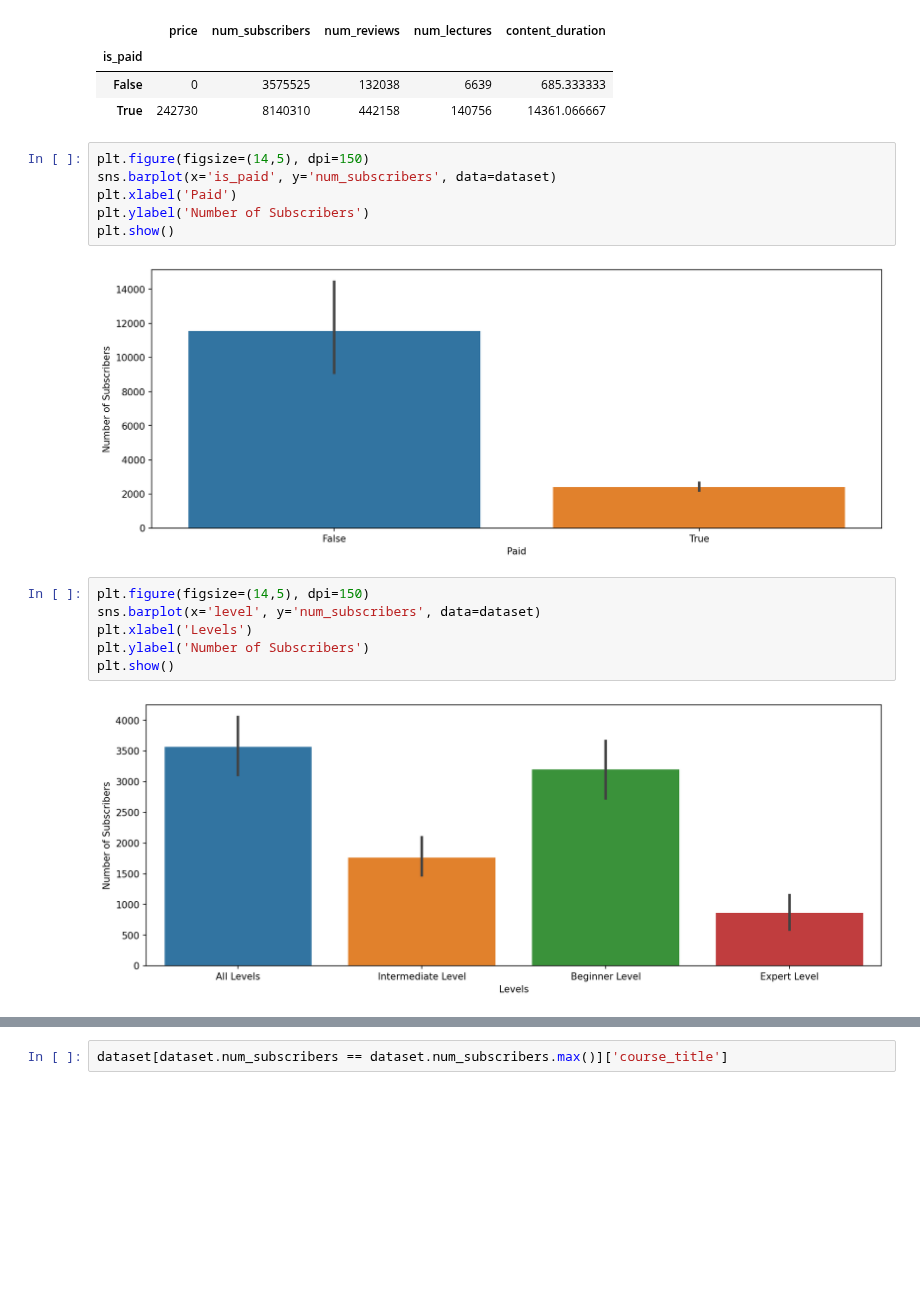
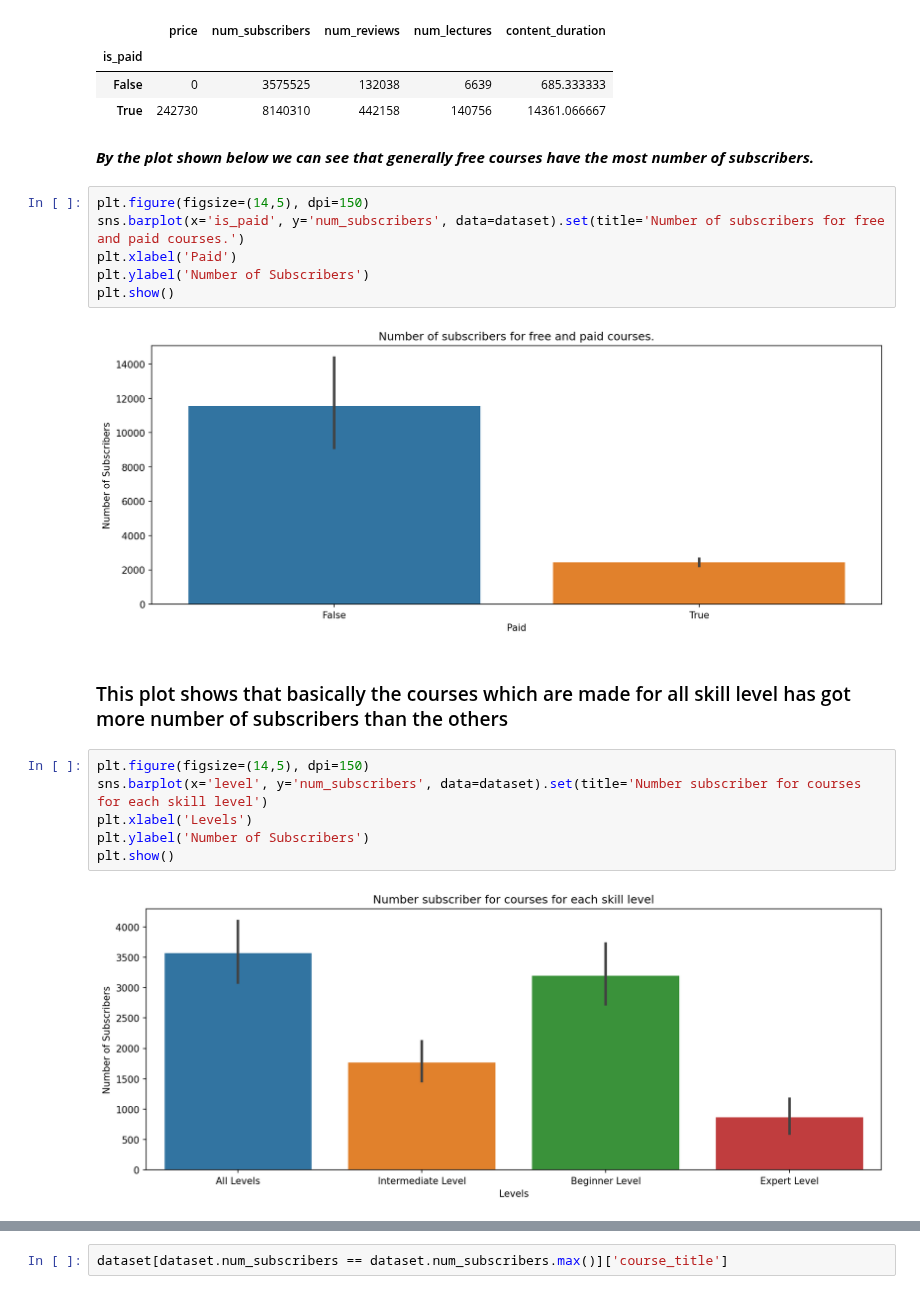
Before and after one commit to rohitcodism/ML-DS, a Jupyter notebook: Projects/Udemy Dataset Analysis/udemy.ipynb, the cells around one changed output, grey strips where cells are left out. Saved outputs shown, nothing was run; the diff lists cells and outputs as text; blank space fills up the shorter version.

```diff
--- a/Projects/Udemy Dataset Analysis/udemy.ipynb
+++ b/Projects/Udemy Dataset Analysis/udemy.ipynb
@@ -204,19 +286,23 @@ no_lec
 | is_paid |  |  |  |  |  |
 | False | 0 | 3575525 | 132038 | 6639 | 685.333333 |
 | True | 242730 | 8140310 | 442158 | 140756 | 14361.066667 |
+# %% [markdown]
+***By the plot shown below we can see that generally free courses have the most number of subscribers.***
 # %%
 plt.figure(figsize=(14,5), dpi=150)
-sns.barplot(x='is_paid', y='num_subscribers', data=dataset)
+sns.barplot(x='is_paid', y='num_subscribers', data=dataset).set(title='Number of subscribers for free and paid courses.')
 plt.xlabel('Paid')
 plt.ylabel('Number of Subscribers')
 plt.show()
 # %% [output]
-[figure, old version]
+[figure, new version]
+# %% [markdown]
+### This plot shows that basically the courses which are made for all skill level has got more number of subscribers than the others
 # %%
 plt.figure(figsize=(14,5), dpi=150)
-sns.barplot(x='level', y='num_subscribers', data=dataset)
+sns.barplot(x='level', y='num_subscribers', data=dataset).set(title='Number subscriber for courses for each skill level')
 plt.xlabel('Levels')
 plt.ylabel('Number of Subscribers')
 plt.show()
 # %% [output]
-[figure, old version]
+[figure, new version]
```
Also changed, not shown: parts of 26 cells of this notebook.
